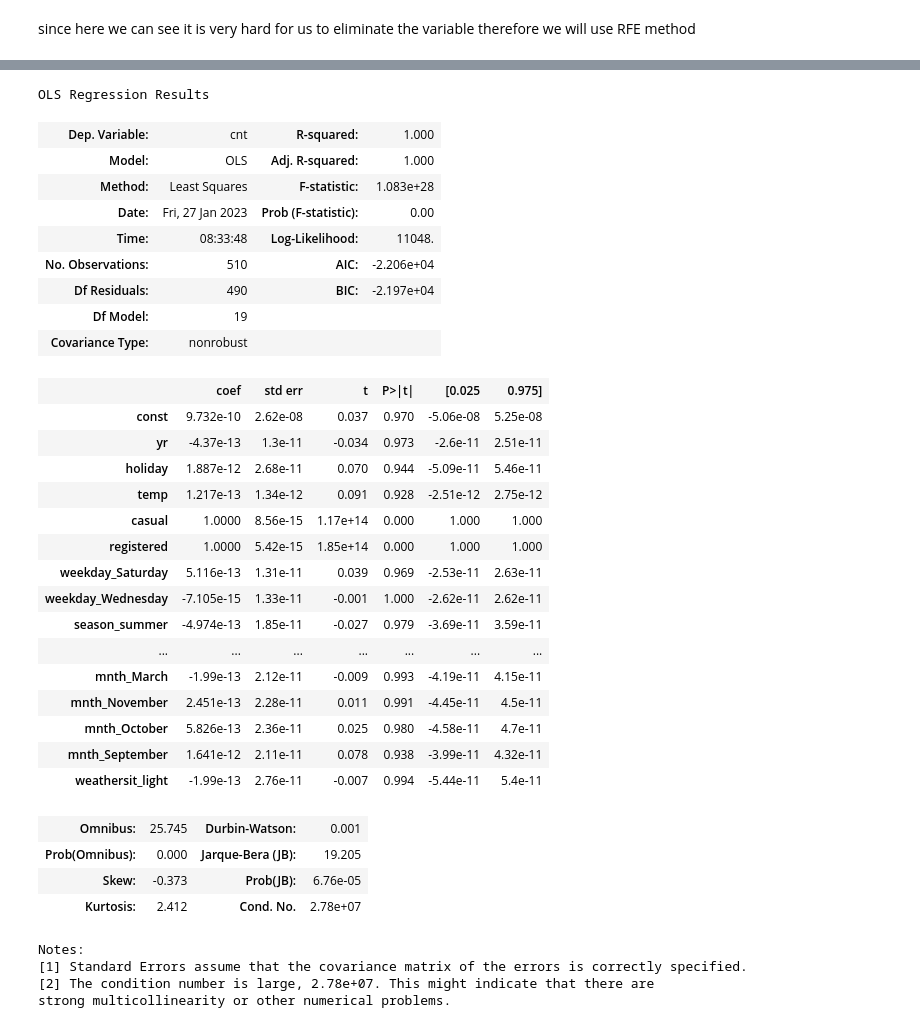
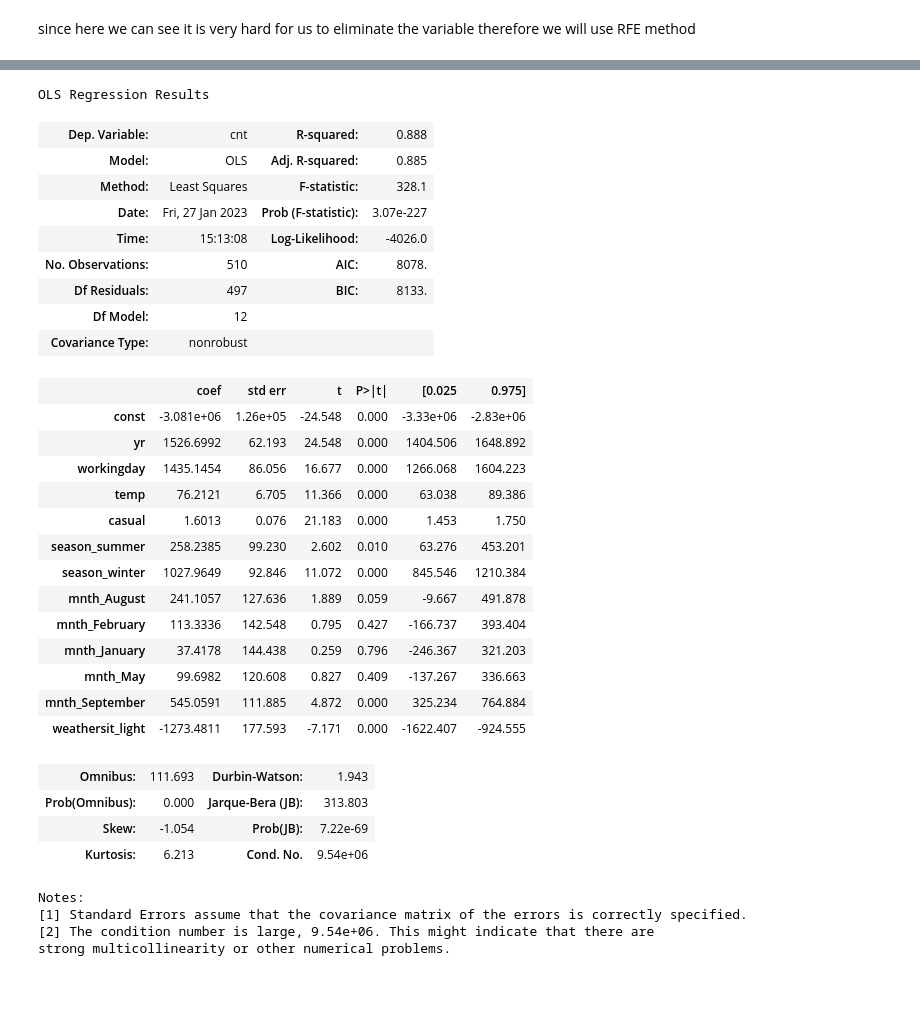
Before and after one commit to AxithChoudhary/BoomBikes_multilinear_model, a Jupyter notebook: Multi_linear_regression_.ipynb, the cells around one changed output, grey strips where cells are left out. Cells and saved outputs as stored; diff of their text form; code cells hidden in the pictures; blank space fills up the shorter version.

```diff
--- a/Multi_linear_regression_.ipynb
+++ b/Multi_linear_regression_.ipynb
@@ -282,6 +310,6 @@ df_test.shape
 # %%
 scaler=MinMaxScaler()
-scaler.fit_transform(df_train)
+df_train[scaling_col]=scaler.fit_transform(df_train[scaling_col])
 df_train.head()
 # %% [output]
 |  | dteday | yr | holiday | workingday | temp | atemp | hum | windspeed | casual | registered | ... |
@@ -339,6 +365,3 @@ memory usage: 54.8+ KB
 # %% [markdown]
 
 ##Making model 1
-# %%
-X_train["yr"]=pd.to_numeric(X_train["yr"]) ###changing yr column from object to integer
-X_train.info()
@@ -401,0 +368,7 @@ strong multicollinearity problems or that the design matrix is singular.
+# %%
+lm=LinearRegression()
+lm.fit(X_train,y_train)
+rfe=RFE(lm,n_features_to_select=16)
+rfe=rfe.fit(X_train,y_train)
+rfe_data=pd.DataFrame({"column":X_train.columns,"status":rfe.support_,"ranking":rfe.ranking_})
+rfe_data.sort_values("ranking")
@@ -434,3 +423 @@ since working day have high VIF and p value therefore we are dropping the workin
-# %%
-X_train=X_train.drop("workingday",1)
 # %%
@@ -554,7 +545,7 @@ Notes:
 strong multicollinearity or other numerical problems.
 # %%
 #since the p-value and VIF of  atemp is very high therefore we will remove it
-X_train=X_train.drop('atemp',1)
+X_train=X_train.drop('mnth_July',1)
 print(vif_function(X_train))
 X_train_sm=sm.add_constant(X_train)
 lr_model=sm.OLS(y_train,X_train_sm).fit()
@@ -583,36 +567,34 @@ lr_model.summary()
 OLS Regression Results
-| Dep. Variable: | cnt | R-squared: | 1.000 |
-| Model: | OLS | Adj. R-squared: | 1.000 |
-| Method: | Least Squares | F-statistic: | 1.083e+28 |
-| Date: | Fri, 27 Jan 2023 | Prob (F-statistic): | 0.00 |
-| Time: | 08:33:48 | Log-Likelihood: | 11048. |
-| No. Observations: | 510 | AIC: | -2.206e+04 |
-| Df Residuals: | 490 | BIC: | -2.197e+04 |
-| Df Model: | 19 |  |  |
+| Dep. Variable: | cnt | R-squared: | 0.888 |
+| Model: | OLS | Adj. R-squared: | 0.885 |
+| Method: | Least Squares | F-statistic: | 328.1 |
+| Date: | Fri, 27 Jan 2023 | Prob (F-statistic): | 3.07e-227 |
+| Time: | 15:13:08 | Log-Likelihood: | -4026.0 |
+| No. Observations: | 510 | AIC: | 8078. |
+| Df Residuals: | 497 | BIC: | 8133. |
+| Df Model: | 12 |  |  |
 | Covariance Type: | nonrobust |  |  |
 |  | coef | std err | t | P>|t| | [0.025 | 0.975] |
-| const | 9.732e-10 | 2.62e-08 | 0.037 | 0.970 | -5.06e-08 | 5.25e-08 |
-| yr | -4.37e-13 | 1.3e-11 | -0.034 | 0.973 | -2.6e-11 | 2.51e-11 |
-| holiday | 1.887e-12 | 2.68e-11 | 0.070 | 0.944 | -5.09e-11 | 5.46e-11 |
-| temp | 1.217e-13 | 1.34e-12 | 0.091 | 0.928 | -2.51e-12 | 2.75e-12 |
-| casual | 1.0000 | 8.56e-15 | 1.17e+14 | 0.000 | 1.000 | 1.000 |
-| registered | 1.0000 | 5.42e-15 | 1.85e+14 | 0.000 | 1.000 | 1.000 |
-| weekday_Saturday | 5.116e-13 | 1.31e-11 | 0.039 | 0.969 | -2.53e-11 | 2.63e-11 |
-| weekday_Wednesday | -7.105e-15 | 1.33e-11 | -0.001 | 1.000 | -2.62e-11 | 2.62e-11 |
-| season_summer | -4.974e-13 | 1.85e-11 | -0.027 | 0.979 | -3.69e-11 | 3.59e-11 |
-| ... | ... | ... | ... | ... | ... | ... |
-| mnth_March | -1.99e-13 | 2.12e-11 | -0.009 | 0.993 | -4.19e-11 | 4.15e-11 |
-| mnth_November | 2.451e-13 | 2.28e-11 | 0.011 | 0.991 | -4.45e-11 | 4.5e-11 |
-| mnth_October | 5.826e-13 | 2.36e-11 | 0.025 | 0.980 | -4.58e-11 | 4.7e-11 |
-| mnth_September | 1.641e-12 | 2.11e-11 | 0.078 | 0.938 | -3.99e-11 | 4.32e-11 |
-| weathersit_light | -1.99e-13 | 2.76e-11 | -0.007 | 0.994 | -5.44e-11 | 5.4e-11 |
+| const | -3.081e+06 | 1.26e+05 | -24.548 | 0.000 | -3.33e+06 | -2.83e+06 |
+| yr | 1526.6992 | 62.193 | 24.548 | 0.000 | 1404.506 | 1648.892 |
+| workingday | 1435.1454 | 86.056 | 16.677 | 0.000 | 1266.068 | 1604.223 |
+| temp | 76.2121 | 6.705 | 11.366 | 0.000 | 63.038 | 89.386 |
+| casual | 1.6013 | 0.076 | 21.183 | 0.000 | 1.453 | 1.750 |
+| season_summer | 258.2385 | 99.230 | 2.602 | 0.010 | 63.276 | 453.201 |
+| season_winter | 1027.9649 | 92.846 | 11.072 | 0.000 | 845.546 | 1210.384 |
+| mnth_August | 241.1057 | 127.636 | 1.889 | 0.059 | -9.667 | 491.878 |
+| mnth_February | 113.3336 | 142.548 | 0.795 | 0.427 | -166.737 | 393.404 |
+| mnth_January | 37.4178 | 144.438 | 0.259 | 0.796 | -246.367 | 321.203 |
+| mnth_May | 99.6982 | 120.608 | 0.827 | 0.409 | -137.267 | 336.663 |
+| mnth_September | 545.0591 | 111.885 | 4.872 | 0.000 | 325.234 | 764.884 |
+| weathersit_light | -1273.4811 | 177.593 | -7.171 | 0.000 | -1622.407 | -924.555 |
-| Omnibus: | 25.745 | Durbin-Watson: | 0.001 |
-| Prob(Omnibus): | 0.000 | Jarque-Bera (JB): | 19.205 |
-| Skew: | -0.373 | Prob(JB): | 6.76e-05 |
-| Kurtosis: | 2.412 | Cond. No. | 2.78e+07 |
+| Omnibus: | 111.693 | Durbin-Watson: | 1.943 |
+| Prob(Omnibus): | 0.000 | Jarque-Bera (JB): | 313.803 |
+| Skew: | -1.054 | Prob(JB): | 7.22e-69 |
+| Kurtosis: | 6.213 | Cond. No. | 9.54e+06 |
 Notes:
 [1] Standard Errors assume that the covariance matrix of the errors is correctly specified.
-[2] The condition number is large, 2.78e+07. This might indicate that there are
+[2] The condition number is large, 9.54e+06. This might indicate that there are
 strong multicollinearity or other numerical problems.
 # %%
 #since the p-value and VIF of  yr is very high therefore we will remove it
```
Also changed, not shown: parts of 48 cells of this notebook.
